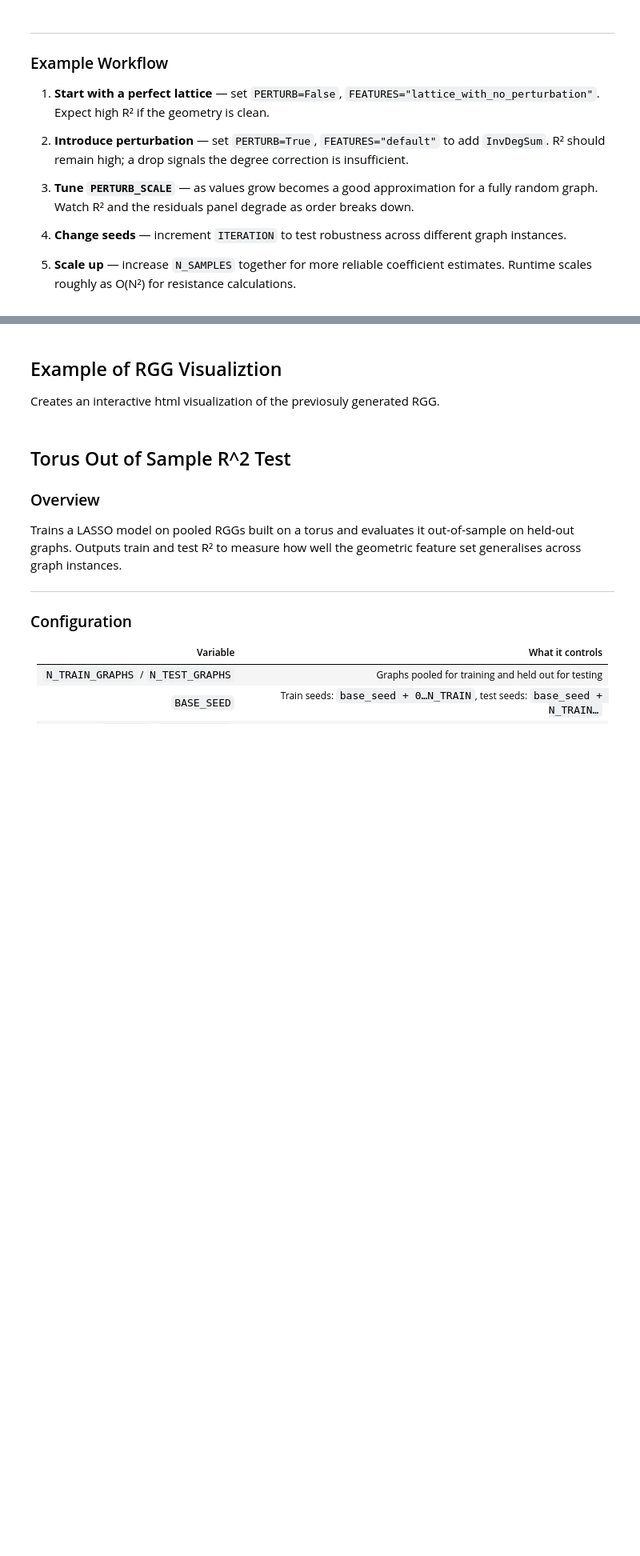
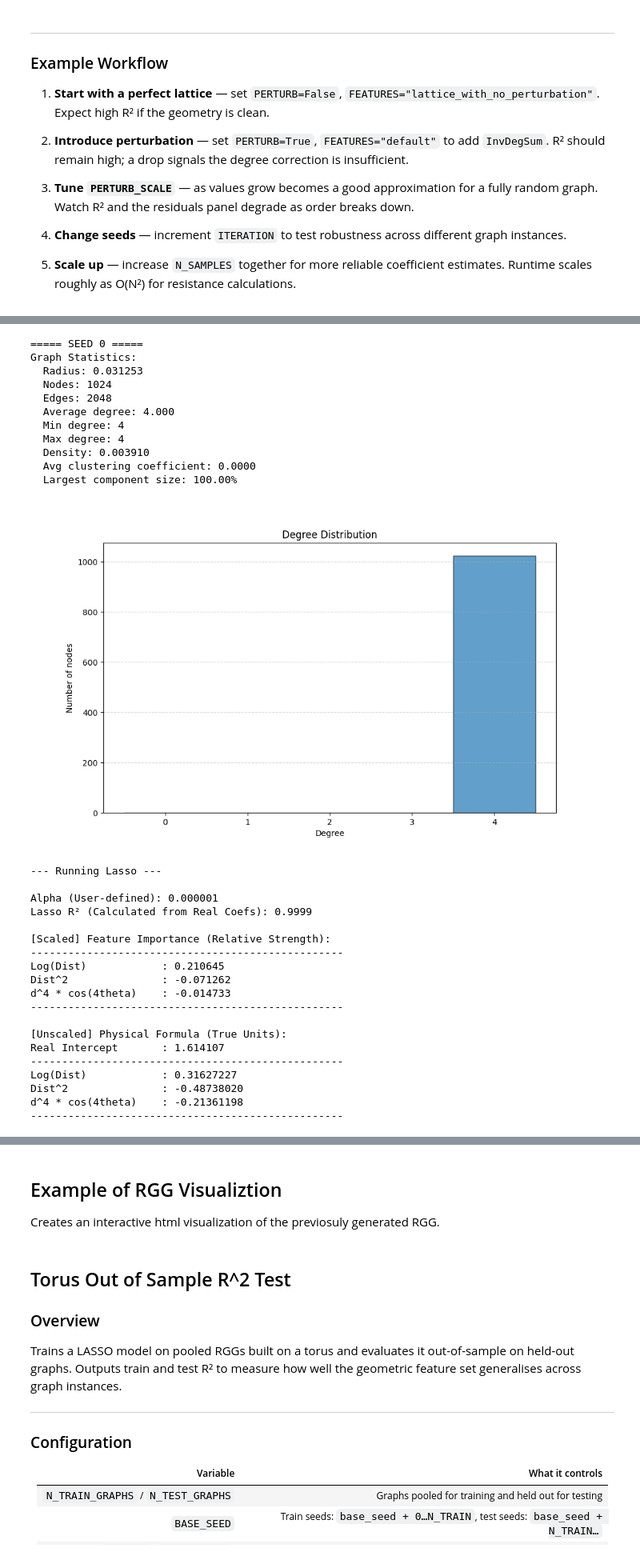
Before and after one commit to FilipRupchin/Random-Geometric-Graphs-and-Effective-Resistance, a Jupyter notebook: Original RGG Model Code.ipynb, the cells around one changed output, grey strips where cells are left out. Shown at 80% size. Cells and saved outputs as stored; diff of their text form; code cells hidden in the pictures; blank space fills up the shorter version.

```diff
--- a/Original RGG Model Code.ipynb
+++ b/Original RGG Model Code.ipynb
@@ -97,22 +307,22 @@ def radius_multiplier_calc_square_lattice(dist, exp_k):
 # --------------------------------------------------------------------------------
 # CONFIGURATION
 # --------------------------------------------------------------------------------
-SPACE                       = ["torus", "unit_square", "square_torus", "triangular_torus"][0]
+SPACE                       = ["torus", "unit_square", "square_torus", "triangular_torus"][2]
 USE_ANGLES                  = [True, False][0]
-FEATURES                    = ["default", "lattice_with_no_perturbation"][0]
+FEATURES                    = ["default", "lattice_with_no_perturbation"][1]
 LASSO_ALPHA                 = 1e-6
 CONNECTIVITY_REGIME         = ["sc","c"][0]
 
-ORDER                       = 4
-MAX_DIST_FOR_ORDER          = np.sqrt(5)
-DEGREE_FOR_ORDER            = 20
+ORDER                       = 1
+MAX_DIST_FOR_ORDER          = np.sqrt(1)
+DEGREE_FOR_ORDER            = 4
 
 PERTURB                     = [True, False][1]
 PERTURB_SCALE               = 1
 PERTURB_RADIUS_MULTIPLIER   = radius_multiplier_calc_square_lattice(dist=MAX_DIST_FOR_ORDER, exp_k=DEGREE_FOR_ORDER)
 
-N_NODES                     = 8192
-K_NEIGHBORS                 = 20
+N_NODES                     = 1024
+K_NEIGHBORS                 = 4
 N_SAMPLES                   = 1000
 ITERATION                   = 0
 
@@ -176,16 +386,16 @@ def run_simulation(n=N_NODES, k=K_NEIGHBORS, nsamples=N_SAMPLES, iteration=ITERA
     safe_dists[safe_dists == 0] = 1e-9
     current_angles = angles if USE_ANGLES else np.zeros_like(dists)
 
-    if FEATURES == "default":  # "default" — lattice with no perturbation
+    if FEATURES == "default":
         feature_dict = {
-            "Dist^2":            dists**2,
-            "Log(Dist)":         np.log(safe_dists),
-            "d^4 * cos(4theta)": dists**4 * np.cos(4 * current_angles),
+            #"Dist^2":            dists**2,
+            #"Log(Dist)":         np.log(safe_dists),
+            #"d^4 * cos(4theta)": dists**4 * np.cos(4 * current_angles),
             "InvDegSum":         degs,
-            "d^8 * cos(8theta)": dists**(8) * np.cos(8 * current_angles),
-            "d^12 * cos(12theta)": dists**(12) * np.cos(12 * current_angles),
-            "d^16 * cos(16theta)": dists**(16) * np.cos(16 * current_angles),
-            "d^20 * cos(20theta)": dists**(20) * np.cos(20 * current_angles),
+            #"d^8 * cos(8theta)": dists**(8) * np.cos(8 * current_angles),
+            #"d^12 * cos(12theta)": dists**(12) * np.cos(12 * current_angles),
+            #"d^16 * cos(16theta)": dists**(16) * np.cos(16 * current_angles),
+            #"d^20 * cos(20theta)": dists**(20) * np.cos(20 * current_angles),
         }
 
     elif FEATURES == "lattice_with_no_perturbation":
@@ -271,30 +481,62 @@ def run_simulation(n=N_NODES, k=K_NEIGHBORS, nsamples=N_SAMPLES, iteration=ITERA
     ax2.set_ylabel("Observed Resistance")
     plt.colorbar(sc1, ax=ax2, label="1/du + 1/dv")
 
     ax3 = fig.add_subplot(2, 2, 3)
     sc2 = ax3.scatter(dists, residuals, c=degs, cmap=cmap, alpha=0.5, s=15)
     ax3.axhline(0, color='r', linestyle='--')
     ax3.set_title("Residuals vs Distance")
     ax3.set_xlabel("Toroidal Distance")
     ax3.set_ylabel("Residual (Obs - Pred)")
     plt.colorbar(sc2, ax=ax3, label="1/du + 1/dv")
 
     ax4 = fig.add_subplot(2, 2, 4, projection='3d')
     sc3 = ax4.scatter(dists, degs, y, c=degs, cmap=cmap, alpha=0.4, s=20, label='Observed')
     ax4.scatter(dists, degs, y_pred, c='k', alpha=0.2, s=5, label='Predicted (Formula)')
     ax4.set_title("3D Profile: Dist vs Deg vs Res")
     ax4.set_xlabel("Distance")
     ax4.set_ylabel("Inv Deg Sum")
     ax4.set_zlabel("Resistance")
     ax4.legend()
     ax4.view_init(elev=15, azim=315)
     plt.colorbar(sc3, ax=ax4, label="1/du + 1/dv")
 
     plt.tight_layout()
     plt.show()
     return G, Gsub
 
 # --------------------------------------------------------------------------------
 # RUN
 # --------------------------------------------------------------------------------
 G, Gsub = run_simulation()
+# %% [output]
+===== SEED 0 =====
+Graph Statistics:
+  Radius: 0.031253
+  Nodes: 1024
+  Edges: 2048
+  Average degree: 4.000
+  Min degree: 4
+  Max degree: 4
+  Density: 0.003910
+  Avg clustering coefficient: 0.0000
+  Largest component size: 100.00%
+[figure, added]
+--- Running Lasso ---
+
+Alpha (User-defined): 0.000001
+Lasso R² (Calculated from Real Coefs): 0.9999
+
+[Scaled] Feature Importance (Relative Strength):
+--------------------------------------------------
+Log(Dist)            : 0.210645
+Dist^2               : -0.071262
+d^4 * cos(4theta)    : -0.014733
+--------------------------------------------------
+
+[Unscaled] Physical Formula (True Units):
+Real Intercept       : 1.614107
+--------------------------------------------------
+Log(Dist)            : 0.31627227
+Dist^2               : -0.48738020
+d^4 * cos(4theta)    : -0.21361198
+--------------------------------------------------
```
Also changed, not shown: parts of 2 cells of this notebook, 23 other files.
